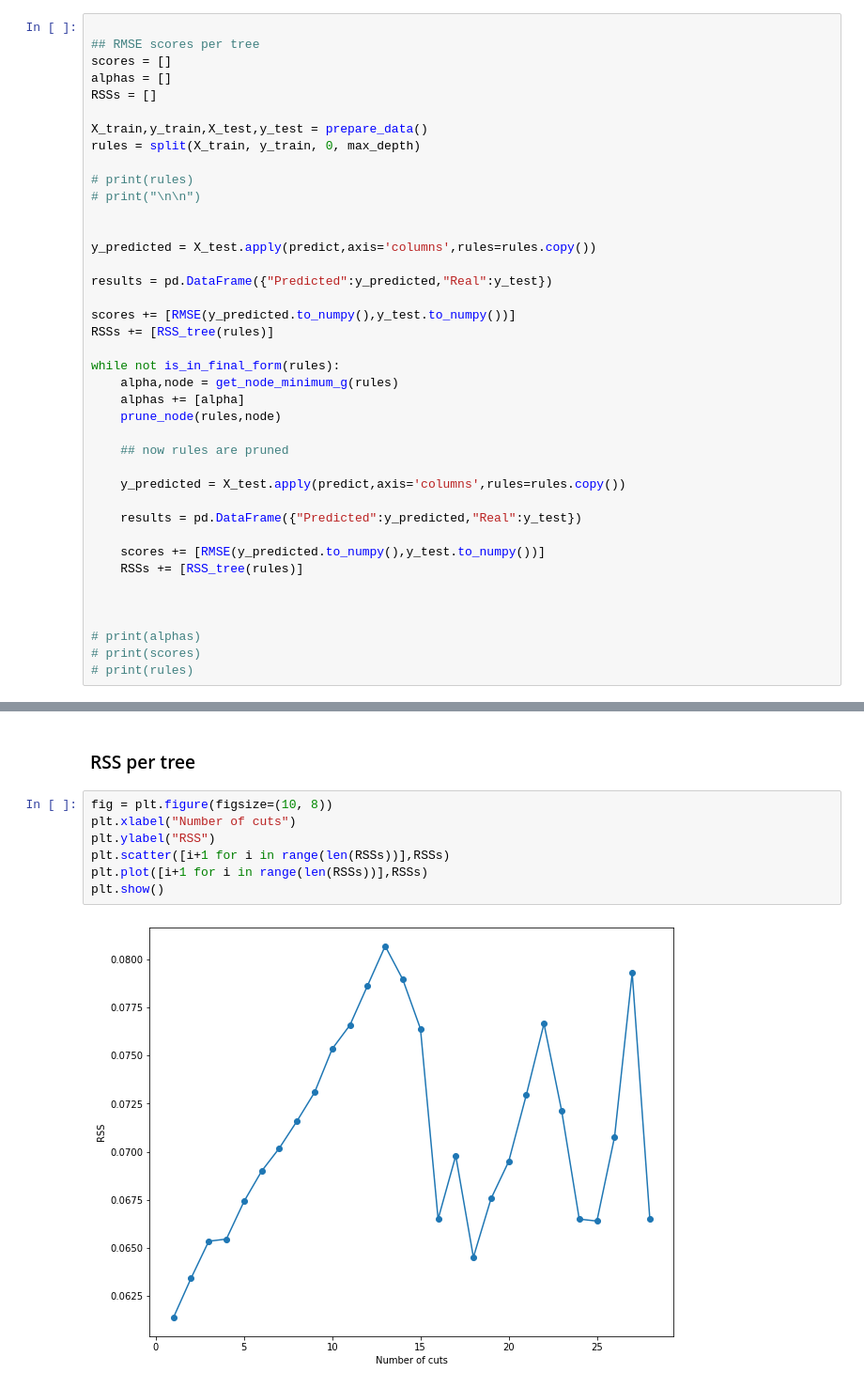
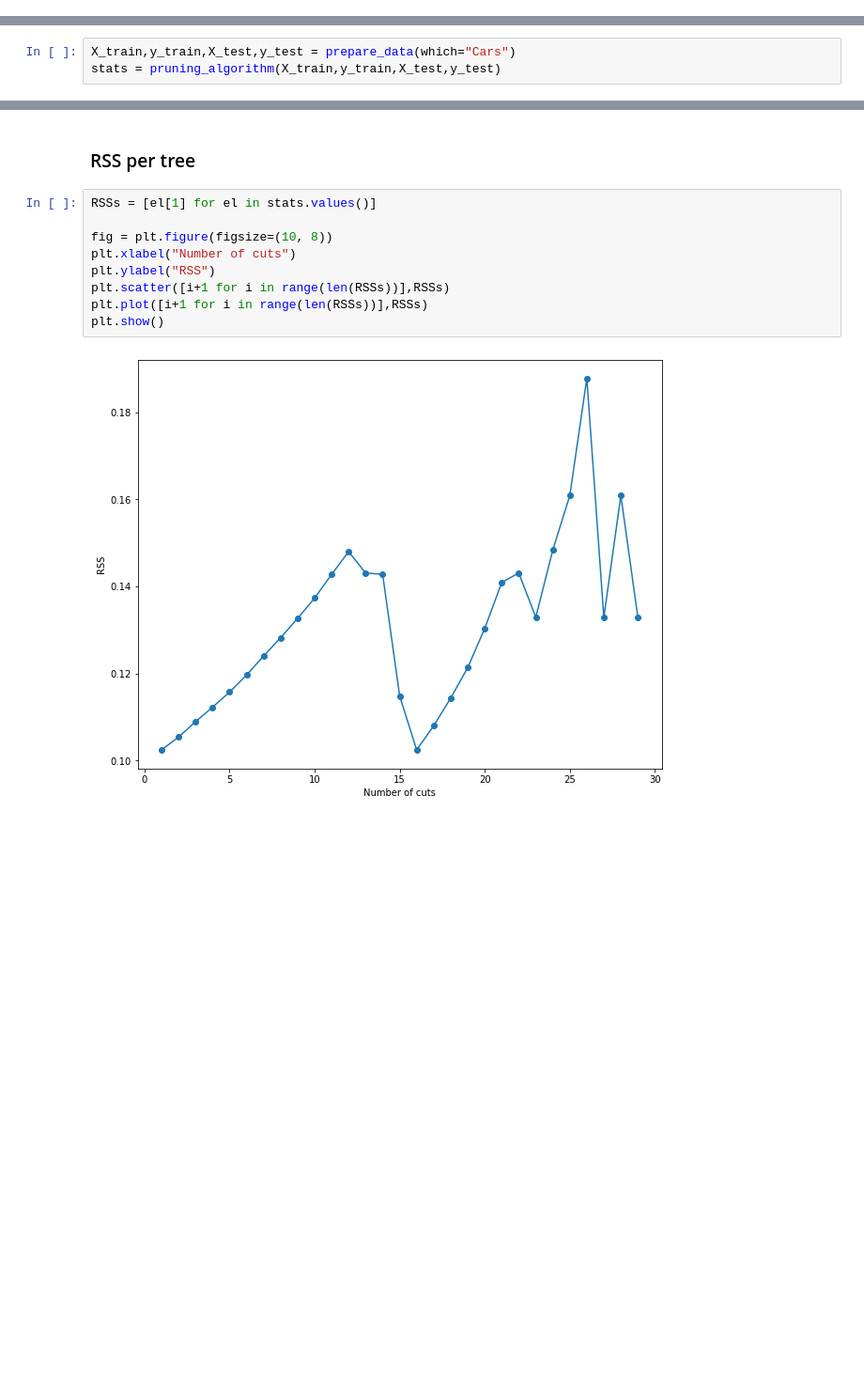
Before and after one commit to PrioteasaAndrei/Tema-IA-2, a Jupyter notebook: problem3.ipynb, the cells around one changed output, grey strips where cells are left out. Shown at 94% size. Cells and saved outputs as stored; diff of their text form; blank space fills up the shorter version.

```diff
--- a/problem3.ipynb
+++ b/problem3.ipynb
@@ -344,40 +361,0 @@ def is_in_final_form(rules):
-# %%
-
-## RMSE scores per tree
-scores = []
-alphas = []
-RSSs = []
-
-X_train,y_train,X_test,y_test = prepare_data()
-rules = split(X_train, y_train, 0, max_depth)
-
-# print(rules)
-# print("\n\n")
-
-
-y_predicted = X_test.apply(predict,axis='columns',rules=rules.copy())
-
-results = pd.DataFrame({"Predicted":y_predicted,"Real":y_test})
-
-scores += [RMSE(y_predicted.to_numpy(),y_test.to_numpy())]
-RSSs += [RSS_tree(rules)]
-
-while not is_in_final_form(rules):
-    alpha,node = get_node_minimum_g(rules)
-    alphas += [alpha]
-    prune_node(rules,node)
-
-    ## now rules are pruned
-
-    y_predicted = X_test.apply(predict,axis='columns',rules=rules.copy())
-
-    results = pd.DataFrame({"Predicted":y_predicted,"Real":y_test})
-
-    scores += [RMSE(y_predicted.to_numpy(),y_test.to_numpy())]
-    RSSs += [RSS_tree(rules)]
-
-
-
-# print(alphas)
-# print(scores)
-# print(rules)
@@ -459,0 +617,3 @@ while not is_in_final_form(rules):
+# %%
+X_train,y_train,X_test,y_test = prepare_data(which="Cars")
+stats = pruning_algorithm(X_train,y_train,X_test,y_test)
@@ -482,11 +719,13 @@ plt.show()
 # %% [markdown]
 ### RSS per tree
 # %%
+RSSs = [el[1] for el in stats.values()]
+
 fig = plt.figure(figsize=(10, 8))
 plt.xlabel("Number of cuts")
 plt.ylabel("RSS")
 plt.scatter([i+1 for i in range(len(RSSs))],RSSs)
 plt.plot([i+1 for i in range(len(RSSs))],RSSs)
 plt.show()
 # %% [output]
-[figure, old version]
+[figure, new version]
```
Also changed, not shown: parts of 24 cells of this notebook, 2 other files.
